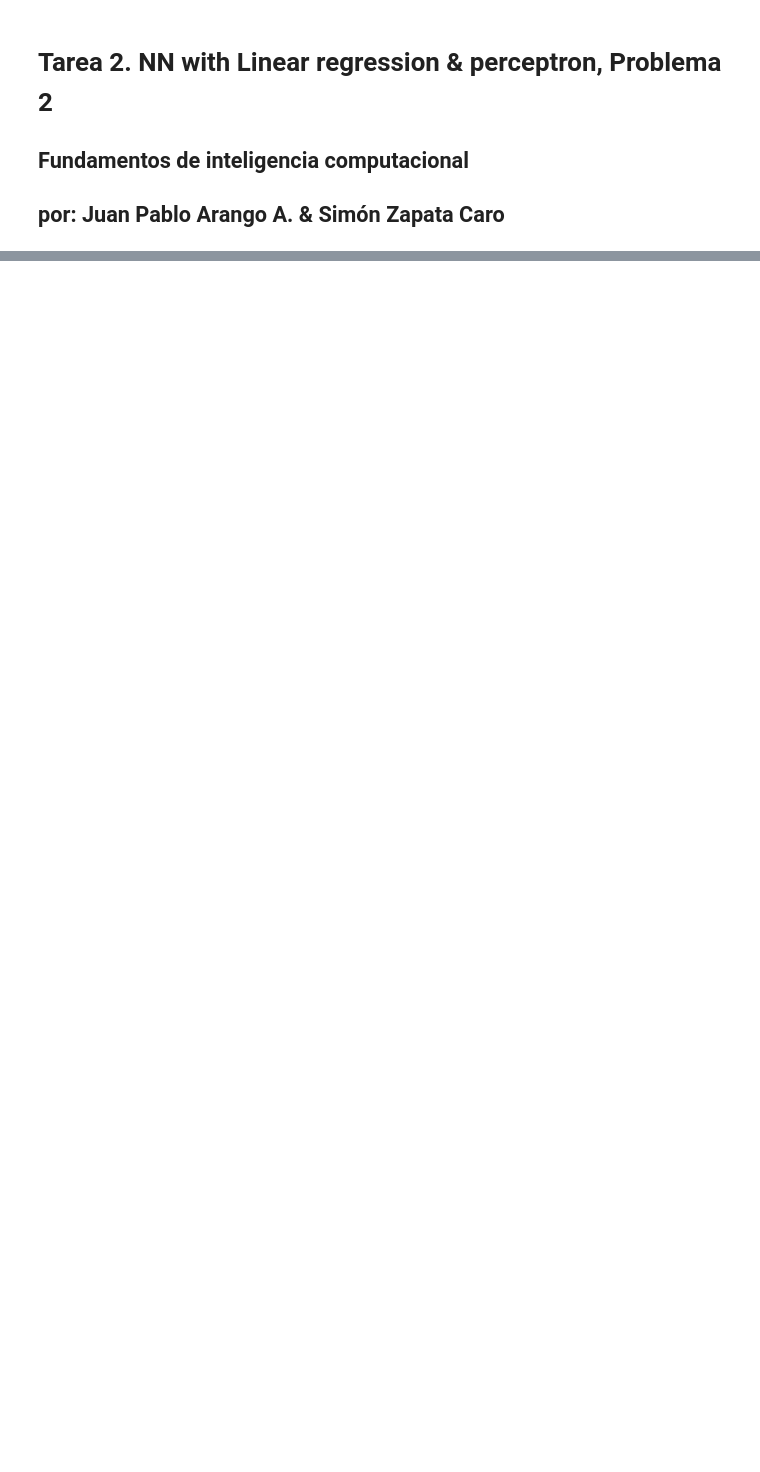
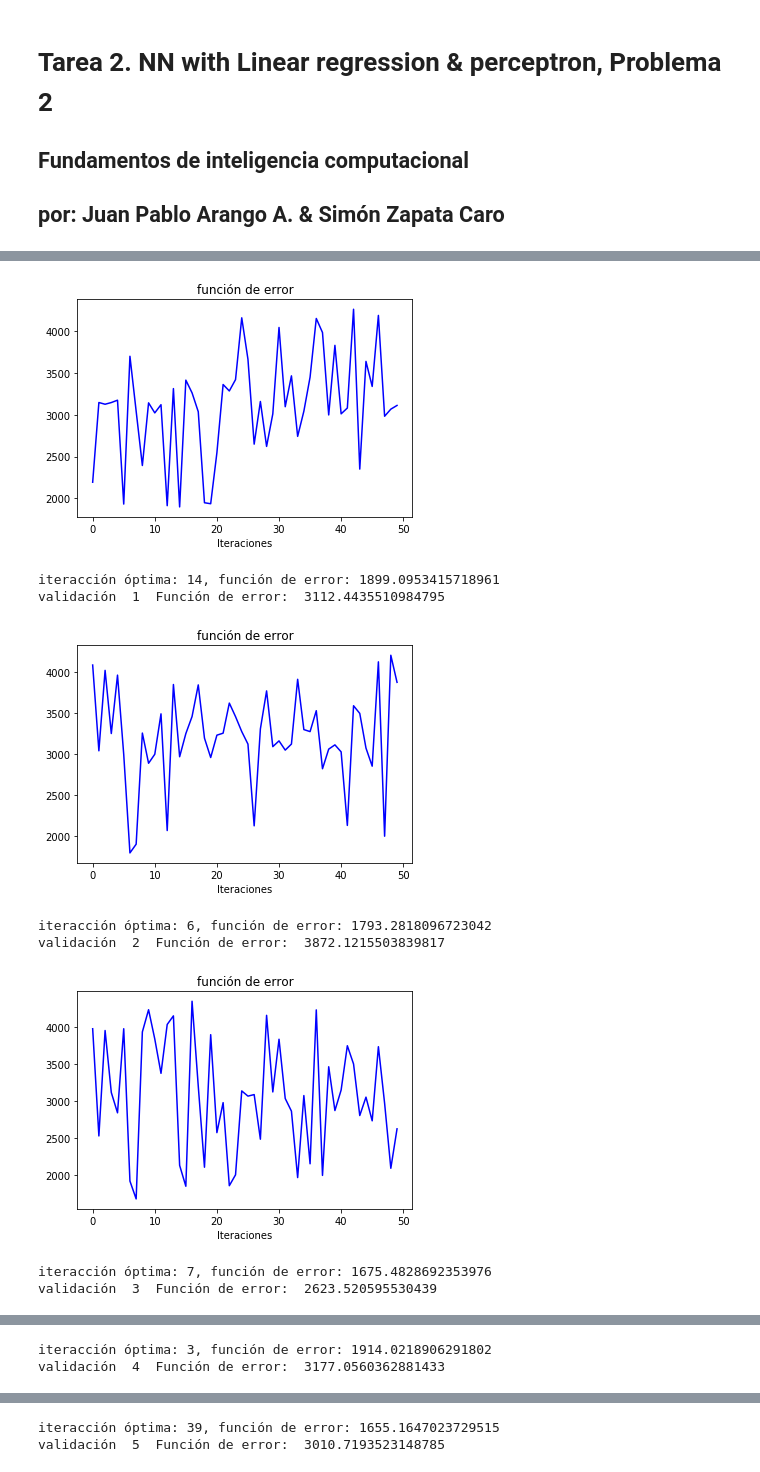
Before and after one commit to juanArango17/inteligenciaComputacional_20181, a Jupyter notebook: Tarea2_Redes_Neuronales/Punto2_Perceptron/punto2_PERCEPTRON.ipynb, the cells around one changed output, grey strips where cells are left out. Saved outputs shown, nothing was run; the diff lists cells and outputs as text; code cells hidden in the pictures; blank space fills up the shorter version.

```diff
--- a/Tarea2_Redes_Neuronales/Punto2_Perceptron/punto2_PERCEPTRON.ipynb
+++ b/Tarea2_Redes_Neuronales/Punto2_Perceptron/punto2_PERCEPTRON.ipynb
@@ -92,7 +110,6 @@ def Perceptron_training(X,y,iteraciones=500,de_min=0.01):
     error_array = []
 
     while j < iteraciones and sw == 0:
-        print('iteración: '+str(j+1))
         for i in range(0,n):
             g1  = np.sum(w_*np.insert(X[i,:],0,1))
             yp  = 2*sigmoid(g1)-1
@@ -110,13 +127,8 @@ def Perceptron_training(X,y,iteraciones=500,de_min=0.01):
                 E += -predicted[i]*y[i]
         index.append(j)
         error_array.append(E)
-        #print(d_error_array[j])
-
-        #if np.abs(d_error_array[len(d_error_array)-1]) < de_min:
-        #   sw = 1
 
         j = j + 1
-    #print('Función de error: '+str(E[0])+' iterando ' +str(j)+' veces')
     plt.plot(error_array,'b')
     plt.title('función de error')
     plt.xlabel('Iteraciones')
@@ -124,7 +136,7 @@ def Perceptron_training(X,y,iteraciones=500,de_min=0.01):
 
     iter_min = np.argmin(error_array)
     print('iteracción óptima: '+str(iter_min)+ ', función de error: '+str(error_array[iter_min]))
-    return [w_array[iter_min],p_i[iter_min]]
+    return [w_array[iter_min],p_i[iter_min],E]
 
 def Predict(X,w_):
     g = np.dot(w_.T,np.insert(X,0,1))
@@ -134,35 +146,41 @@ def Predict(X,w_):
 # %%
 from sklearn.model_selection import KFold
 X = Xv
 y = yv
 Nf = 10
 N  = X.shape[0]
 kf = KFold(n_splits=Nf)
 
 error_train = np.zeros((Nf,))
 error_val   = np.zeros((Nf,))
 k=0
 error_min = np.inf
 for train_index, test_index in kf.split(X):
-    wPerceptron = []
-    predicted1  = []
-    predicted2  = []
-    error1      = []
-    error2      = []
-    [wPerceptron,predicted1] = Perceptron_training(X[train_index],y[train_index],de_min=0.001)
-    ecm1[i] = np.sqrt(np.sum(((predicted1[i]-y[train_index])*(predicted1[i]-y[train_index])))/y[train_index].shape)[0]
+    predicted1  = np.empty((Nf,))
+    predicted2  = np.empty((Nf,))
+    [wPerceptron,predicted1,E] = Perceptron_training(X[train_index],y[train_index],iteraciones=50)
+    error1 = np.sum(np.array(predicted1)*y[train_index] > 0)/y[train_index].shape[0]
 
-    p_i = []
+    predicted2 = []
     for j in range(0,X[test_index].shape[0]):
-        p_i.append(Predict(X[test_index][j,:],wLMS[i]))
-    predicted2[i] = p_i
-    ecm2[i] = np.sqrt(np.sum(((predicted2[i]-y[test_index])*(predicted2[i]-y[test_index])))/y[test_index].shape)[0]
+        predicted2.append(Predict(X[test_index][j,:],wPerceptron))
+    error2 = np.sum(np.array(predicted2)*y[test_index] > 0)/y[test_index].shape[0]
 
-    if(ecm2[i] < minE_val):
-        wLMS_optimo = wLMS[i]
-        minE_val = ecm2[i]
-        alphaOptimo = alpha[i]
-    print('validación ',(k+1),' Función de error: ',str(E),' iterando ',str(Ni),' veces, con alpha: ',str(alpha[i]))
-ecm_train[k,:] = ecm1
-ecm_val[k,:]   = ecm2
-k+=1
+    if(error2 < error_min):
+        wPerceptron_optimo = wPerceptron
+        error_min = error2
+        index_max = k
+    print('validación ',(k+1),' Función de error: ',str(E))
+    error_train[k,] = error1
+    error_val[k,]  = error2
+    k+=1
+# %% [output]
+[figure, added]
+iteracción óptima: 14, función de error: 1899.0953415718961
+validación  1  Función de error:  3112.4435510984795
+[figure, added]
+iteracción óptima: 6, función de error: 1793.2818096723042
+validación  2  Función de error:  3872.1215503839817
+[figure, added]
+iteracción óptima: 7, función de error: 1675.4828692353976
+validación  3  Función de error:  2623.520595530439
@@ -168,0 +188,2 @@ k+=1
+iteracción óptima: 3, función de error: 1914.0218906291802
+validación  4  Función de error:  3177.0560362881433
@@ -168,0 +191,2 @@ k+=1
+iteracción óptima: 39, función de error: 1655.1647023729515
+validación  5  Función de error:  3010.7193523148785
```
Also changed, not shown: parts of 6 cells of this notebook, 1 other file.
